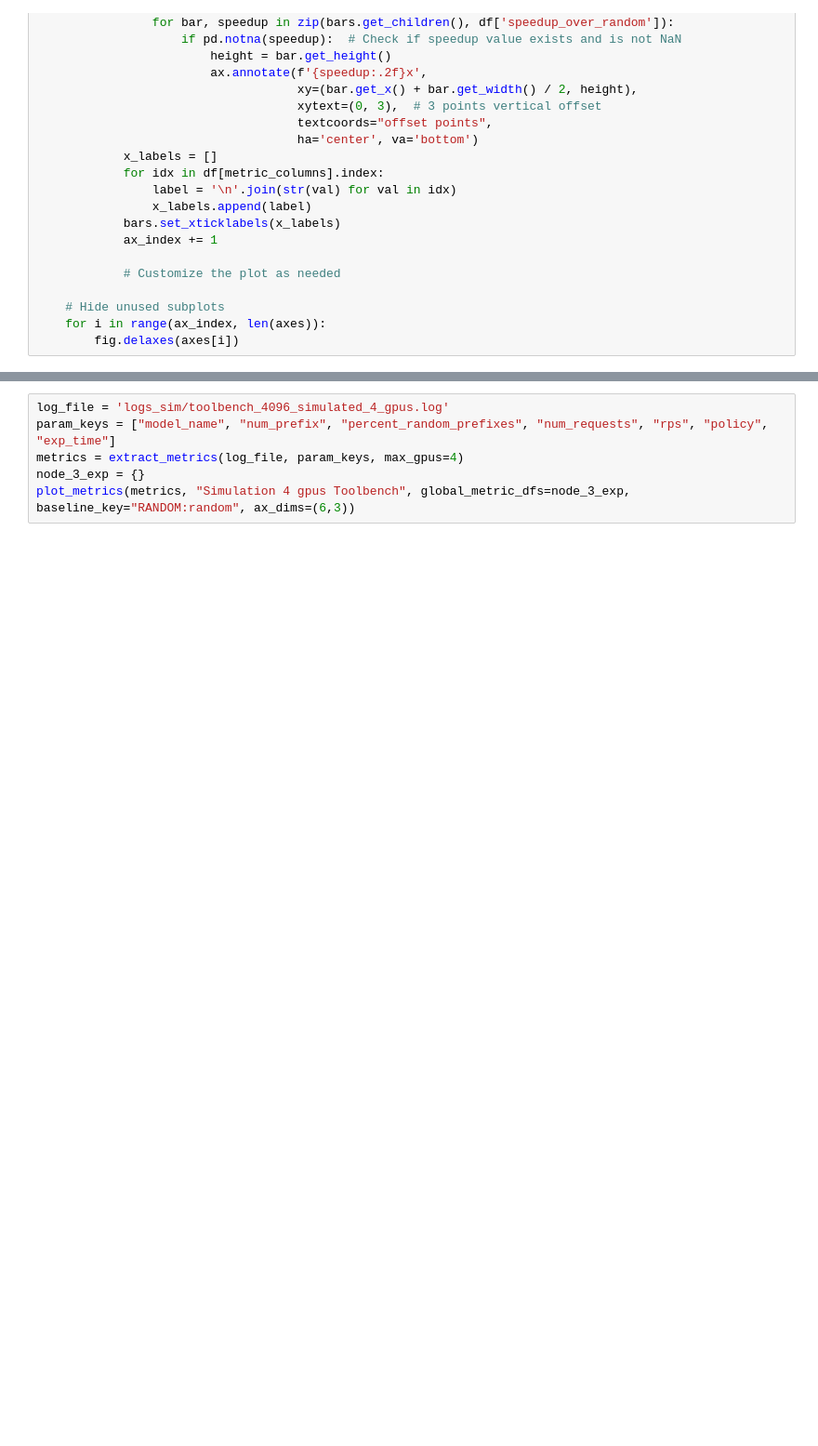
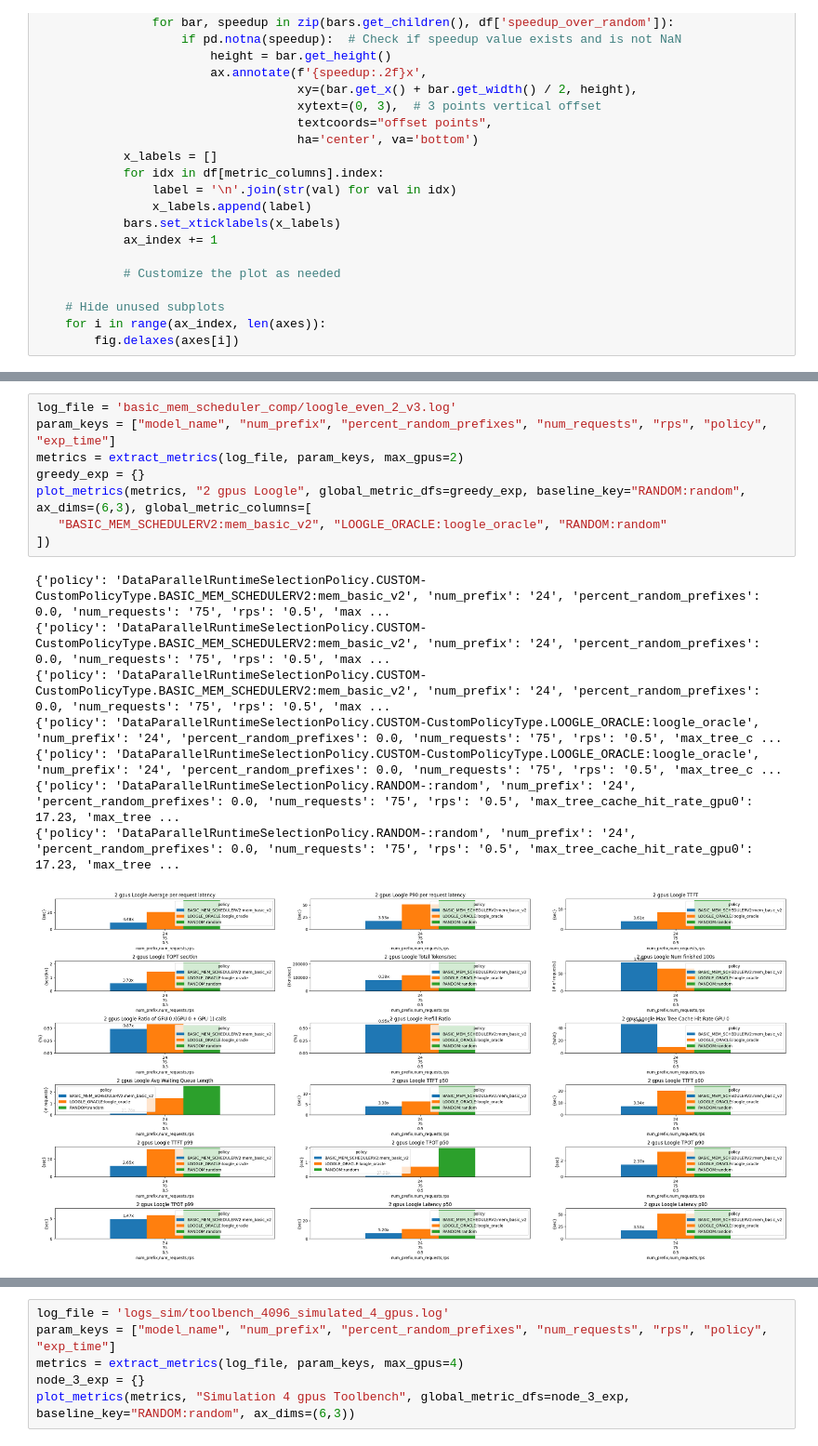
Before and after one commit to WukLab/preble, a Jupyter notebook: multi_node/benchmarks/plot_rps_results.ipynb, the cells around one changed output, grey strips where cells are left out. Shown at 93% size. Drawn from its saved outputs; the diff is of its cells as text; blank space fills up the shorter version.

```diff
--- a/multi_node/benchmarks/plot_rps_results.ipynb
+++ b/multi_node/benchmarks/plot_rps_results.ipynb
@@ -405,0 +379,17 @@ plot_metrics(metrics, "2 gpus Toolbench", global_metric_dfs=greedy_exp, baseline
+# %%
+log_file = 'basic_mem_scheduler_comp/loogle_even_2_v3.log'
+param_keys = ["model_name", "num_prefix", "percent_random_prefixes", "num_requests", "rps", "policy", "exp_time"]
+metrics = extract_metrics(log_file, param_keys, max_gpus=2)
+greedy_exp = {}
+plot_metrics(metrics, "2 gpus Loogle", global_metric_dfs=greedy_exp, baseline_key="RANDOM:random", ax_dims=(6,3), global_metric_columns=[
+   "BASIC_MEM_SCHEDULERV2:mem_basic_v2", "LOOGLE_ORACLE:loogle_oracle", "RANDOM:random"
+])
+# %% [output]
+{'policy': 'DataParallelRuntimeSelectionPolicy.CUSTOM-CustomPolicyType.BASIC_MEM_SCHEDULERV2:mem_basic_v2', 'num_prefix': '24', 'percent_random_prefixes': 0.0, 'num_requests': '75', 'rps': '0.5', 'max ...
+{'policy': 'DataParallelRuntimeSelectionPolicy.CUSTOM-CustomPolicyType.BASIC_MEM_SCHEDULERV2:mem_basic_v2', 'num_prefix': '24', 'percent_random_prefixes': 0.0, 'num_requests': '75', 'rps': '0.5', 'max ...
+{'policy': 'DataParallelRuntimeSelectionPolicy.CUSTOM-CustomPolicyType.BASIC_MEM_SCHEDULERV2:mem_basic_v2', 'num_prefix': '24', 'percent_random_prefixes': 0.0, 'num_requests': '75', 'rps': '0.5', 'max ...
+{'policy': 'DataParallelRuntimeSelectionPolicy.CUSTOM-CustomPolicyType.LOOGLE_ORACLE:loogle_oracle', 'num_prefix': '24', 'percent_random_prefixes': 0.0, 'num_requests': '75', 'rps': '0.5', 'max_tree_c ...
+{'policy': 'DataParallelRuntimeSelectionPolicy.CUSTOM-CustomPolicyType.LOOGLE_ORACLE:loogle_oracle', 'num_prefix': '24', 'percent_random_prefixes': 0.0, 'num_requests': '75', 'rps': '0.5', 'max_tree_c ...
+{'policy': 'DataParallelRuntimeSelectionPolicy.RANDOM-:random', 'num_prefix': '24', 'percent_random_prefixes': 0.0, 'num_requests': '75', 'rps': '0.5', 'max_tree_cache_hit_rate_gpu0': 17.23, 'max_tree ...
+{'policy': 'DataParallelRuntimeSelectionPolicy.RANDOM-:random', 'num_prefix': '24', 'percent_random_prefixes': 0.0, 'num_requests': '75', 'rps': '0.5', 'max_tree_cache_hit_rate_gpu0': 17.23, 'max_tree ...
+[figure, added]
```
Also changed, not shown: parts of 5 cells of this notebook, 10 other files.
